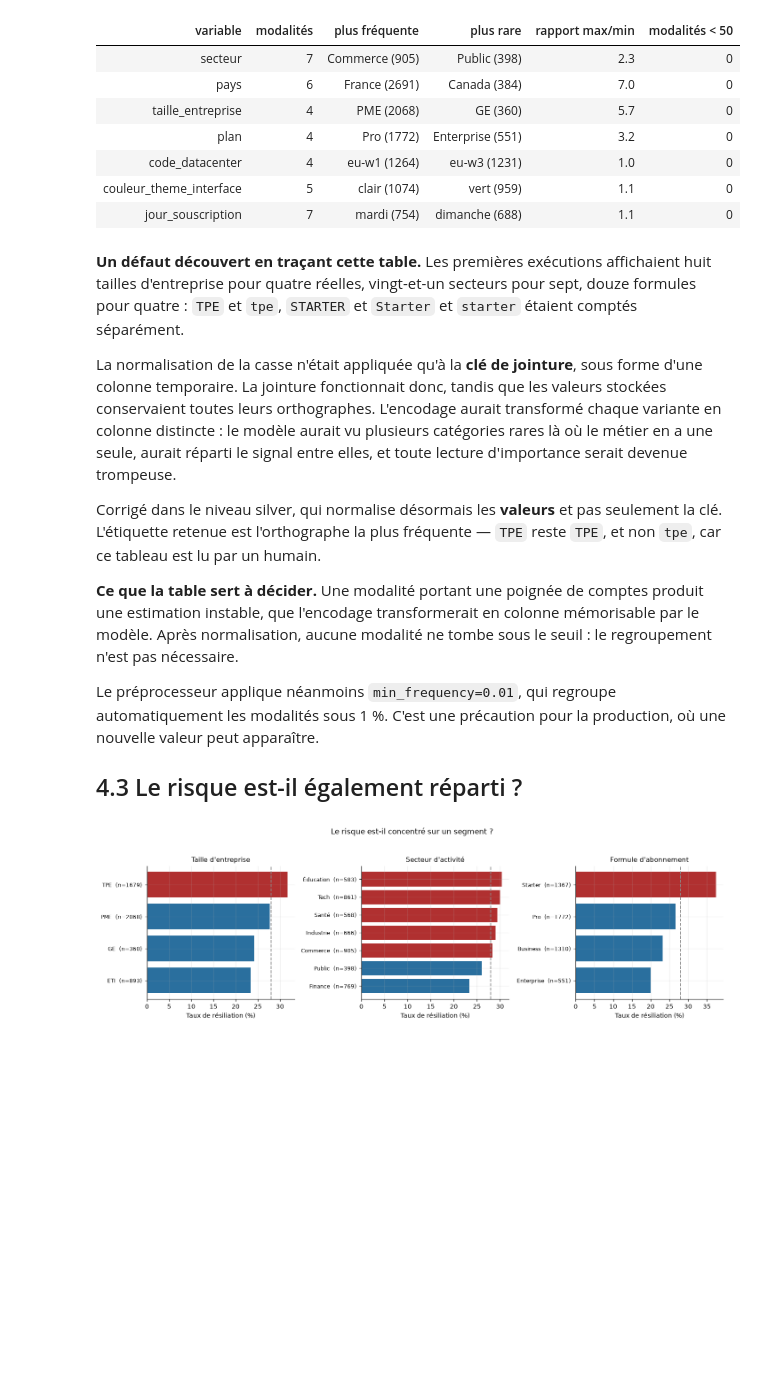
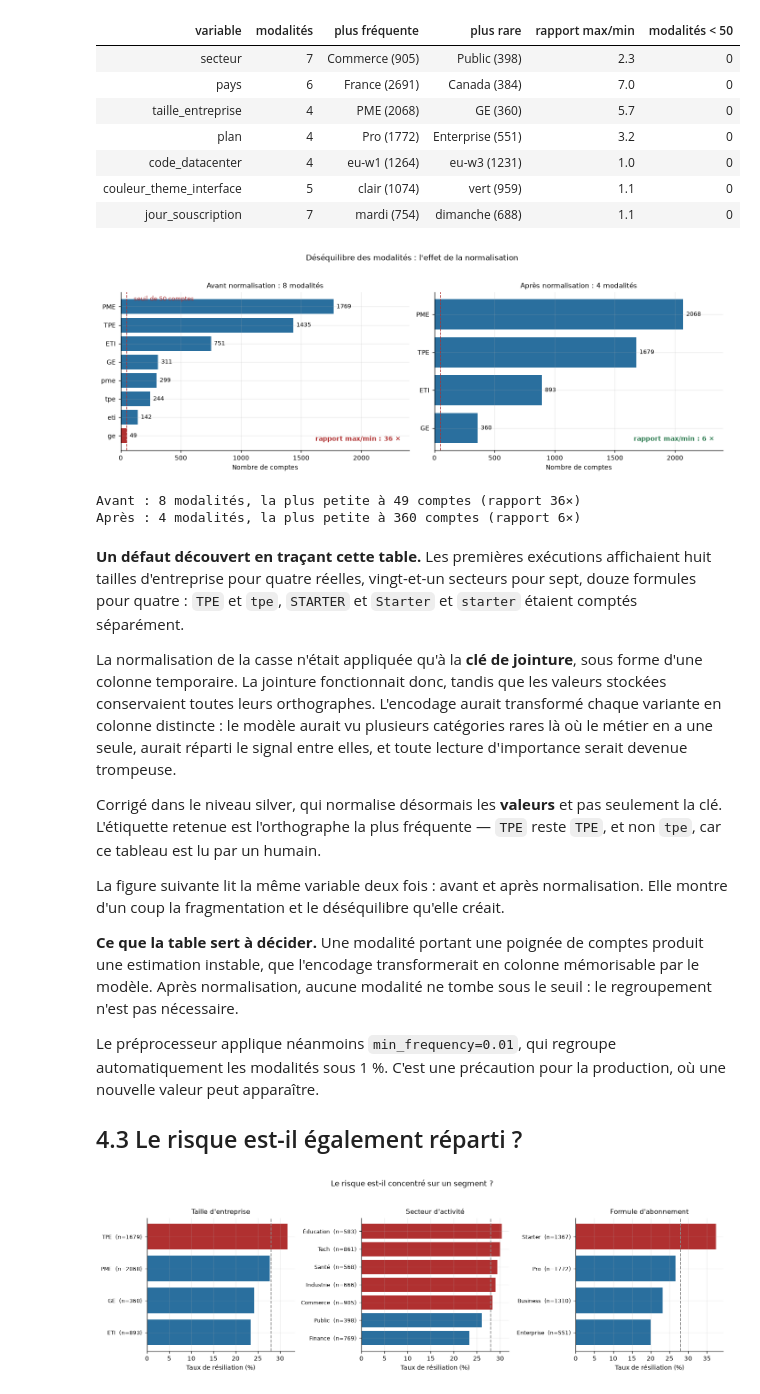
Before and after one commit to air-jaja/ai4me, a Jupyter notebook: notebooks/03_exploration.ipynb, the cells around one changed output. Drawn from its saved outputs; the diff is of its cells as text; code cells hidden in the pictures; blank space fills up the shorter version.

```diff
--- a/notebooks/03_exploration.ipynb
+++ b/notebooks/03_exploration.ipynb
@@ -749,6 +810,56 @@ afficher_tableau(
 | code_datacenter | 4 | eu-w1 (1264) | eu-w3 (1231) | 1.0 | 0 |
 | couleur_theme_interface | 5 | clair (1074) | vert (959) | 1.1 | 0 |
 | jour_souscription | 7 | mardi (754) | dimanche (688) | 1.1 | 0 |
+# %%
+# --- Figure: category balance, before and after normalisation ------------------------
+# The same variable, read twice. The left panel is what the dataset looked like before the
+# case defect was fixed: it shows both the fragmentation and the imbalance it created.
+from churn_saas.donnees.silver import construire_silver
+
+silver_brut = construire_silver(bronze, colonnes_categorielles=[])
+SEUIL_EFFECTIF = 50
+
+fig, axes = plt.subplots(1, 2, figsize=(12.6, 4.3))
+
+for ax, donnees, titre in [
+    (axes[0], silver_brut, "Avant normalisation : 8 modalités"),
+    (axes[1], silver, "Après normalisation : 4 modalités"),
+]:
+    effectifs = donnees["taille_entreprise"].value_counts().sort_values()
+    couleurs = [
+        PALETTE["accent"] if v < SEUIL_EFFECTIF else PALETTE["principal"] for v in effectifs
+    ]
+    ax.barh(range(len(effectifs)), effectifs.to_numpy(), color=couleurs)
+    ax.set_yticks(range(len(effectifs)))
+    ax.set_yticklabels(effectifs.index, fontsize=9)
+    for i, v in enumerate(effectifs):
+        ax.text(v + 25, i, str(v), va="center", fontsize=8.5)
+    ax.axvline(SEUIL_EFFECTIF, color=PALETTE["accent"], ls="--", lw=1)
+    ax.set_xlabel("Nombre de comptes")
+    ax.set_title(titre, fontsize=10)
+    ax.set_xlim(0, 2400)
+    rapport = effectifs.max() / effectifs.min()
+    ax.text(0.97, 0.06, f"rapport max/min : {rapport:.0f} ×", transform=ax.transAxes,
+            ha="right", fontsize=9, fontweight="bold",
+            color=PALETTE["accent"] if rapport > 10 else PALETTE["ok"])
+
+# Above the plot: at the bottom the label would overlap the smallest value.
+axes[0].text(SEUIL_EFFECTIF + 60, len(silver_brut["taille_entreprise"].unique()) - 0.4,
+             f"seuil de {SEUIL_EFFECTIF} comptes", fontsize=8.5,
+             color=PALETTE["accent"], va="top")
+fig.suptitle("Déséquilibre des modalités : l'effet de la normalisation", y=1.03)
+plt.tight_layout(); plt.show()
+
+avant = silver_brut["taille_entreprise"].value_counts()
+apres = silver["taille_entreprise"].value_counts()
+print(f"Avant : {len(avant)} modalités, la plus petite à {avant.min()} comptes "
+      f"(rapport {avant.max() / avant.min():.0f}×)")
+print(f"Après : {len(apres)} modalités, la plus petite à {apres.min()} comptes "
+      f"(rapport {apres.max() / apres.min():.0f}×)")
+# %% [output]
+[figure, added]
+Avant : 8 modalités, la plus petite à 49 comptes (rapport 36×)
+Après : 4 modalités, la plus petite à 360 comptes (rapport 6×)
 # %% [markdown]
 **Un défaut découvert en traçant cette table.** Les premières exécutions affichaient
 huit tailles d'entreprise pour quatre réelles, vingt-et-un secteurs pour sept, douze
@@ -766,6 +877,9 @@ Corrigé dans le niveau silver, qui normalise désormais les **valeurs** et pas
 clé. L'étiquette retenue est l'orthographe la plus fréquente — `TPE` reste `TPE`, et non
 `tpe`, car ce tableau est lu par un humain.
 
+La figure suivante lit la même variable deux fois : avant et après normalisation. Elle
+montre d'un coup la fragmentation et le déséquilibre qu'elle créait.
+
 **Ce que la table sert à décider.** Une modalité portant une poignée de comptes produit une
 estimation instable, que l'encodage transformerait en colonne mémorisable par le modèle.
 Après normalisation, aucune modalité ne tombe sous le seuil : le regroupement n'est pas
```
Also changed, not shown: parts of 3 cells of this notebook, 2 other files.
